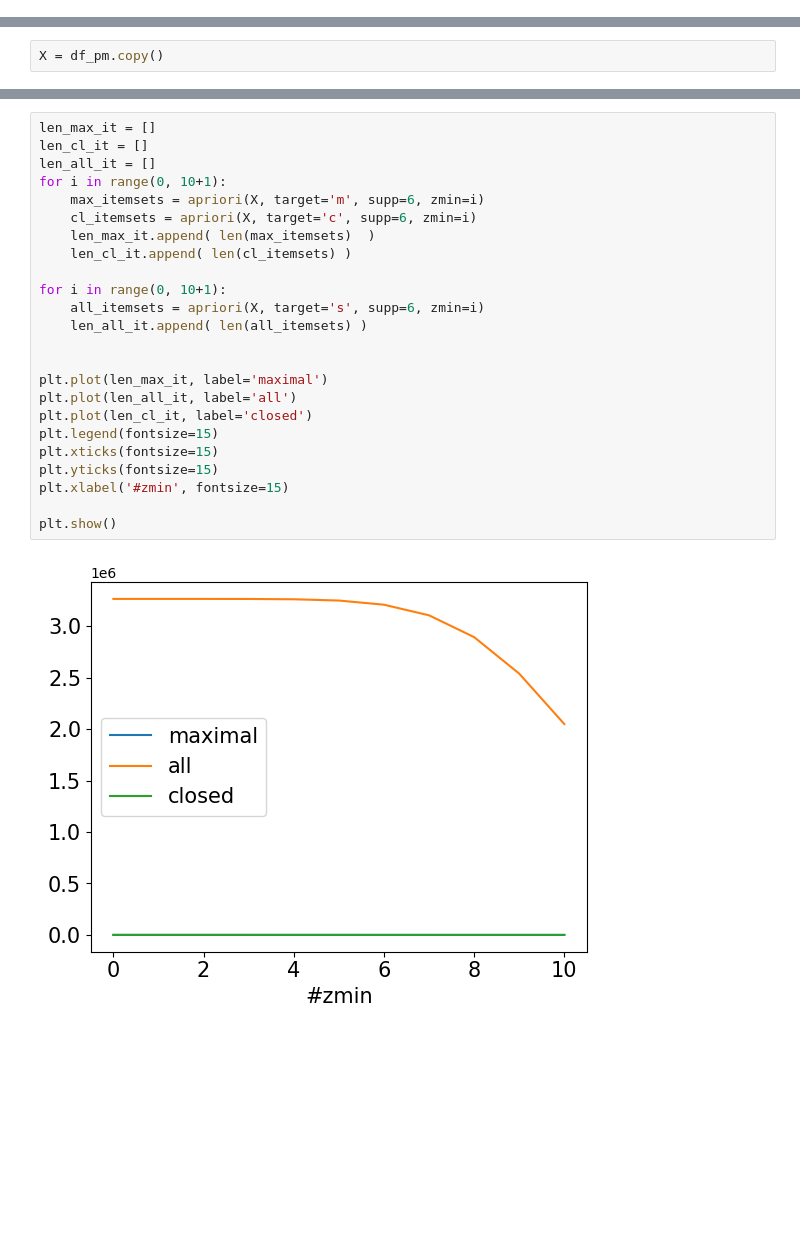
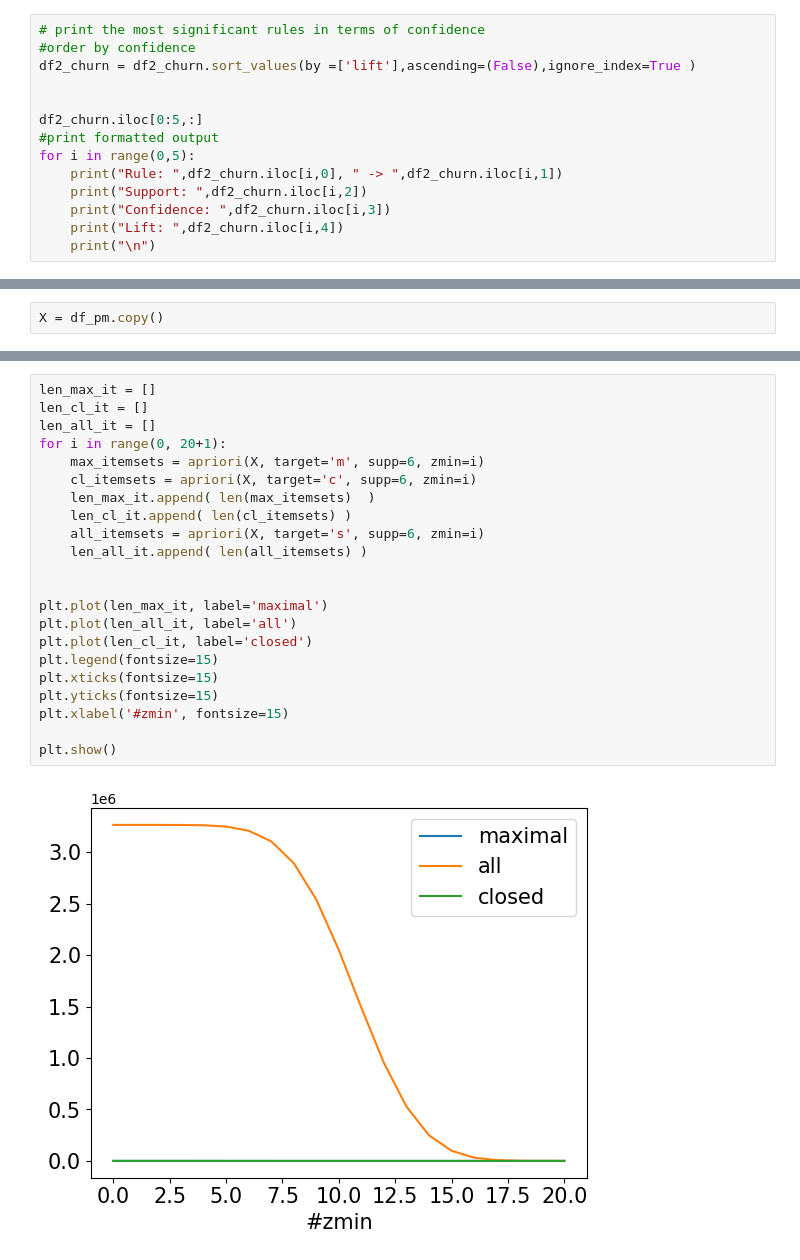
Before and after one commit to zenith378/IntroToML, a Jupyter notebook: project/src/PatternMining.ipynb, the cells around one changed output, grey strips where cells are left out. Cells and saved outputs as stored; diff of their text form; blank space fills up the shorter version.

```diff
--- a/project/src/PatternMining.ipynb
+++ b/project/src/PatternMining.ipynb
@@ -160,3 +152,17 @@ Rule:  frozenset({'InternetService_Fiber optic', 'PaperlessBilling', 'MultipleLi
 Support:  0.03195435092724679
 Confidence:  0.764505119453925
 Lift:  2.8859347804911226
+# %%
+# print the most significant rules in terms of confidence
+#order by confidence
+df2_churn = df2_churn.sort_values(by =['lift'],ascending=(False),ignore_index=True )
+
+
+df2_churn.iloc[0:5,:]
+#print formatted output
+for i in range(0,5):
+    print("Rule: ",df2_churn.iloc[i,0], " -> ",df2_churn.iloc[i,1])
+    print("Support: ",df2_churn.iloc[i,2])
+    print("Confidence: ",df2_churn.iloc[i,3])
+    print("Lift: ",df2_churn.iloc[i,4])
+    print("\n")
@@ -264,26 +304,24 @@ plt.show()
 # %%
 len_max_it = []
 len_cl_it = []
 len_all_it = []
-for i in range(0, 10+1):
+for i in range(0, 20+1):
     max_itemsets = apriori(X, target='m', supp=6, zmin=i)
     cl_itemsets = apriori(X, target='c', supp=6, zmin=i)
     len_max_it.append( len(max_itemsets)  )
     len_cl_it.append( len(cl_itemsets) )
-
-for i in range(0, 10+1):
     all_itemsets = apriori(X, target='s', supp=6, zmin=i)
     len_all_it.append( len(all_itemsets) )
 
 
 plt.plot(len_max_it, label='maximal')
 plt.plot(len_all_it, label='all')
 plt.plot(len_cl_it, label='closed')
 plt.legend(fontsize=15)
 plt.xticks(fontsize=15)
 plt.yticks(fontsize=15)
 plt.xlabel('#zmin', fontsize=15)
 
 plt.show()
 # %% [output]
-[figure, old version]
+[figure, new version]
```
Also changed, not shown: parts of 12 cells of this notebook, 8 other files.
